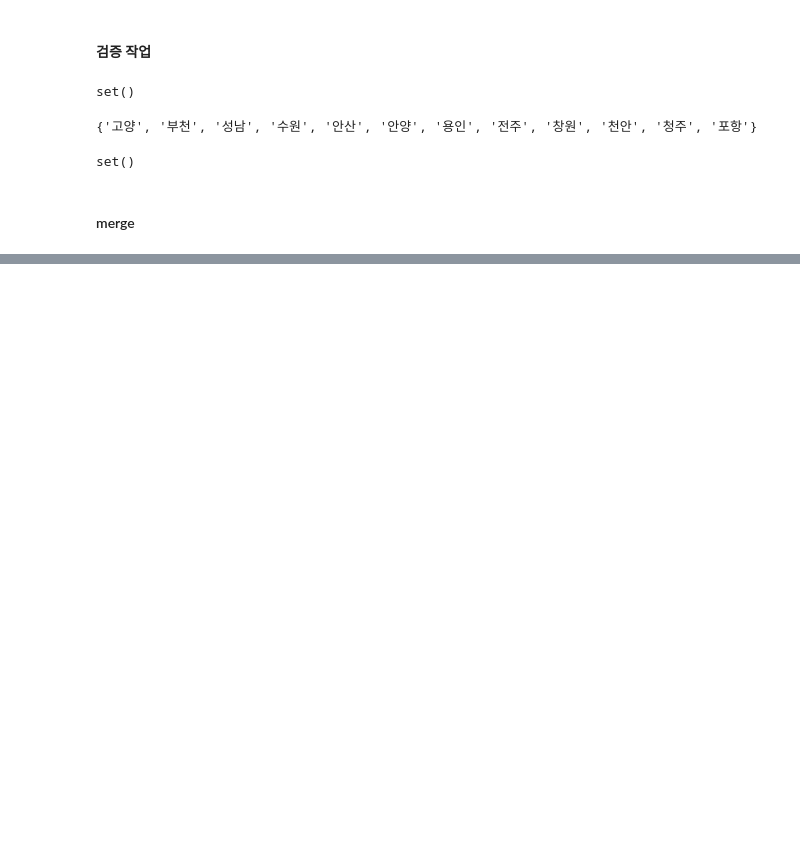
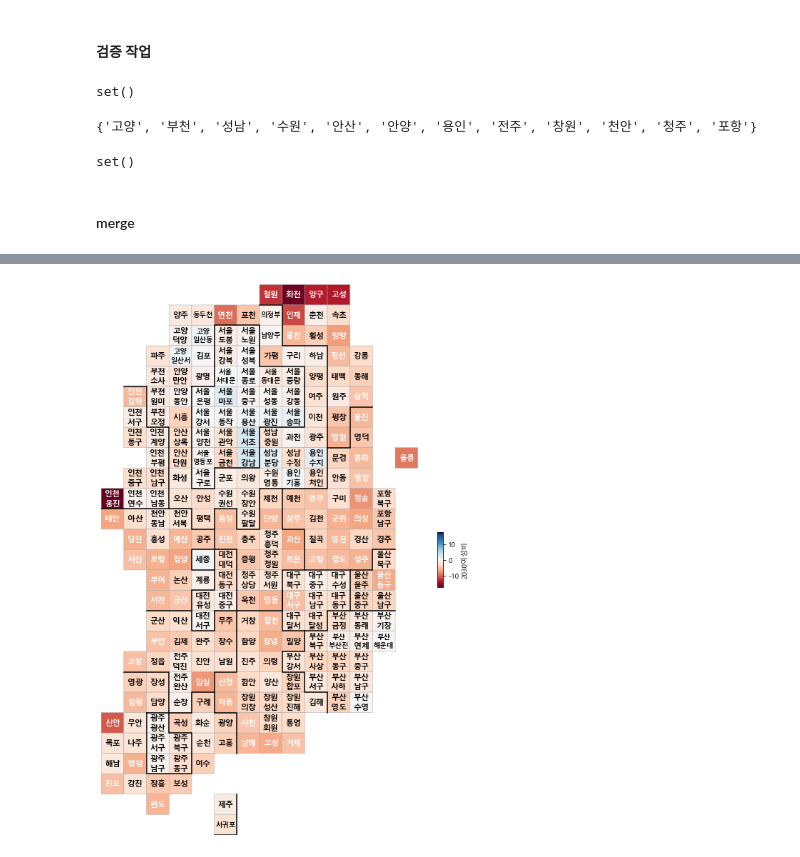
Before and after one commit to HeyJunie/ds_study, a Jupyter notebook: Population/07_Population.ipynb, the cells around one changed output, grey strips where cells are left out. Cells and saved outputs as stored; diff of their text form; code cells hidden in the pictures; blank space fills up the shorter version.

```diff
--- a/Population/07_Population.ipynb
+++ b/Population/07_Population.ipynb
@@ -754,0 +884,5 @@ pop.head()
+# %%
+pop["2030여성비"] = (pop["20-39세여자"] / pop["20-39세합계"] - 0.5) * 100
+drawKorea("2030여성비", pop, "RdBu", zeroCenter=True)
+# %% [output]
+[figure, added]
```
Also changed, not shown: parts of 22 cells of this notebook, 3 other files.
